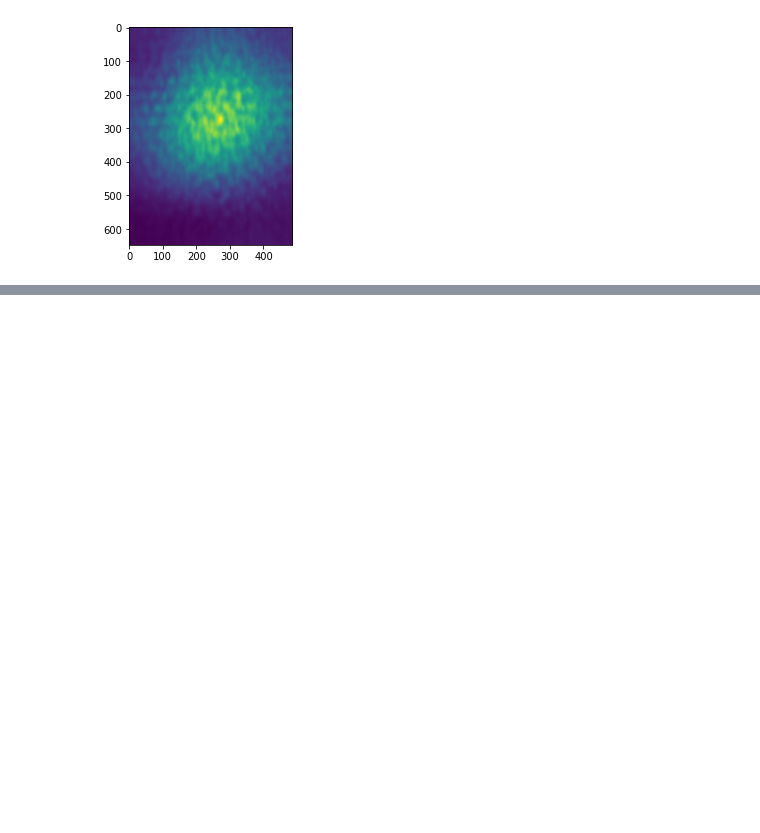
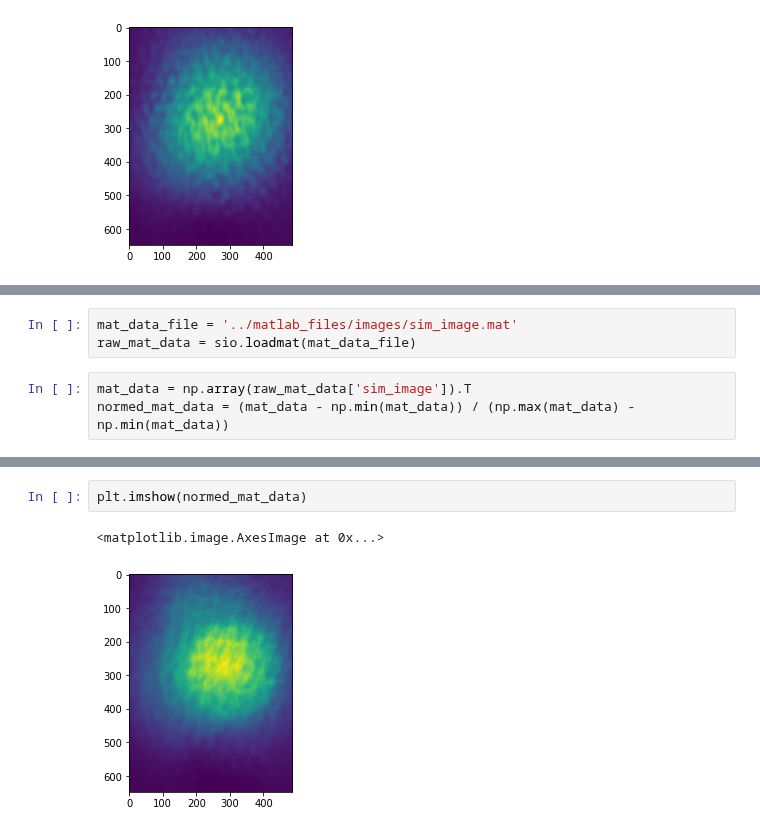
Before and after one commit to richardshuai/u-net-reconstruction, a Jupyter notebook: notebooks/ForwardModel.ipynb, the cells around one changed output, grey strips where cells are left out. Drawn from its saved outputs; the diff is of its cells as text; blank space fills up the shorter version.

```diff
--- a/notebooks/ForwardModel.ipynb
+++ b/notebooks/ForwardModel.ipynb
@@ -345,0 +343,6 @@ dict_keys(['__name__', '__doc__', '__package__', '__loader__', '__spec__', '__bu
+# %%
+mat_data_file = '../matlab_files/images/sim_image.mat'
+raw_mat_data = sio.loadmat(mat_data_file)
+# %%
+mat_data = np.array(raw_mat_data['sim_image']).T
+normed_mat_data = (mat_data - np.min(mat_data)) / (np.max(mat_data) - np.min(mat_data))
@@ -345,0 +360,5 @@ dict_keys(['__name__', '__doc__', '__package__', '__loader__', '__spec__', '__bu
+# %%
+plt.imshow(normed_mat_data)
+# %% [output]
+<matplotlib.image.AxesImage at 0x...>
+[figure, added]
```
Also changed, not shown: parts of 18 cells of this notebook, 3 other files.
